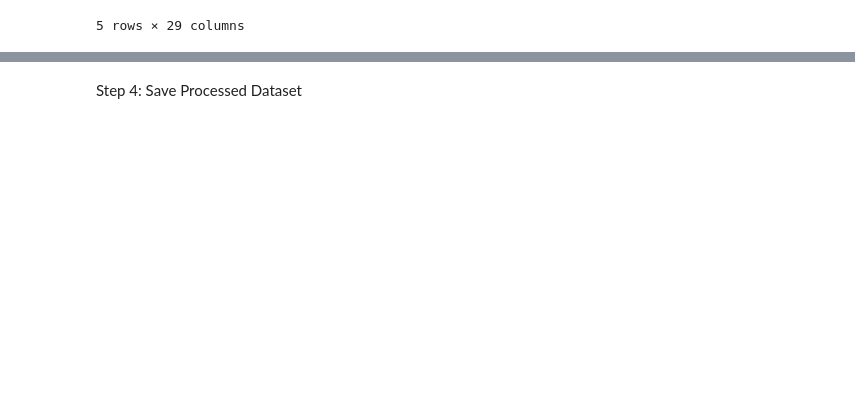
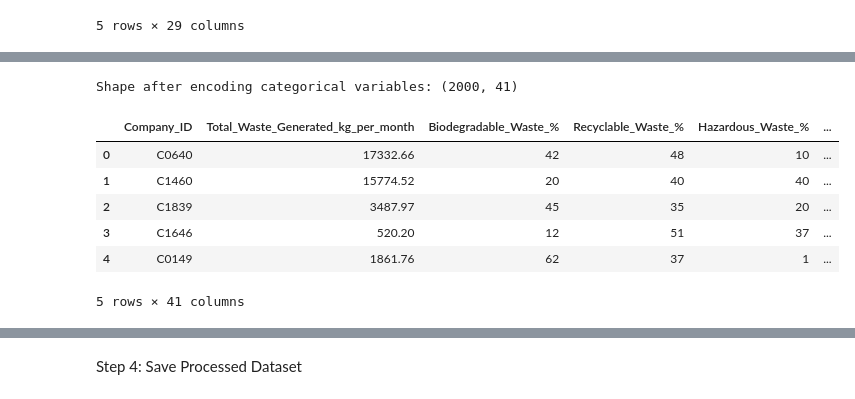
Before and after one commit to Shankar-CSE/Industrial-Waste-Compliance-Detector, a Jupyter notebook: datasetMaker/preprocessing.ipynb, the cells around one changed output, grey strips where cells are left out. Cells and saved outputs as stored; diff of their text form; code cells hidden in the pictures; blank space fills up the shorter version.

```diff
--- a/datasetMaker/preprocessing.ipynb
+++ b/datasetMaker/preprocessing.ipynb
@@ -42,16 +23,0 @@ print(" Binary columns converted to 1/0")
-# %%
-
-categorical_cols = [
-    "Industry_Type", "Company_Size", "Location_Region",
-    "Decomposition_Technique", "Govt_Compliance_Status"
-]
-
-label_encoders = {}
-for col in categorical_cols:
-    le = LabelEncoder()
-    df[col] = le.fit_transform(df[col])
-    label_encoders[col] = le  # Save encoder if needed later
-
-print("Categorical columns label-encoded")
-print("Encoded columns:", categorical_cols)
-print(label_encoders)
@@ -114,0 +65,3 @@ dtype: int64
+# %%
+df.drop_duplicates(inplace=True)
+print(f"\nShape after removing duplicates: {df.shape}\n")
@@ -114,0 +107,31 @@ dtype: int64
+# %%
+    # 2. List of non-binary categorical columns to one-hot encode
+one_hot_encode_cols = [
+    'Industry_Type',
+    'Company_Size',
+    'Location_Region',
+    'Decomposition_Technique',
+    'Govt_Compliance_Status'
+]
+
+# Apply one-hot encoding using pd.get_dummies()
+df = pd.get_dummies(df, columns=one_hot_encode_cols, drop_first=True)
+
+
+# Convert any bool columns to integers (True → 1, False → 0)
+bool_cols = df.select_dtypes(include='bool').columns
+df[bool_cols] = df[bool_cols].astype(int)
+
+
+# Show final shape and preview of encoded DataFrame
+print(f"\nShape after encoding categorical variables: {df.shape}\n")
+display(df.head())
+# %% [output]
+Shape after encoding categorical variables: (2000, 41)
+|  | Company_ID | Total_Waste_Generated_kg_per_month | Biodegradable_Waste_% | Recyclable_Waste_% | Hazardous_Waste_% | ... |
+| 0 | C0640 | 17332.66 | 42 | 48 | 10 | ... |
+| 1 | C1460 | 15774.52 | 20 | 40 | 40 | ... |
+| 2 | C1839 | 3487.97 | 45 | 35 | 20 | ... |
+| 3 | C1646 | 520.20 | 12 | 51 | 37 | ... |
+| 4 | C0149 | 1861.76 | 62 | 37 | 1 | ... |
+5 rows × 41 columns
```
Also changed, not shown: parts of 21 cells of this notebook.
